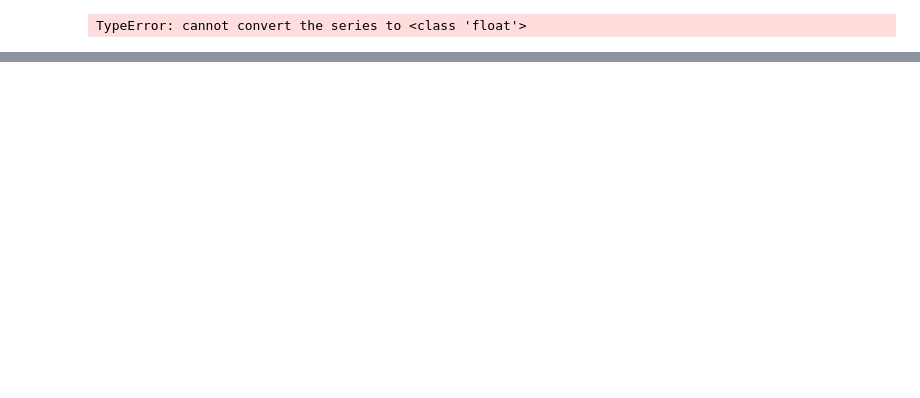
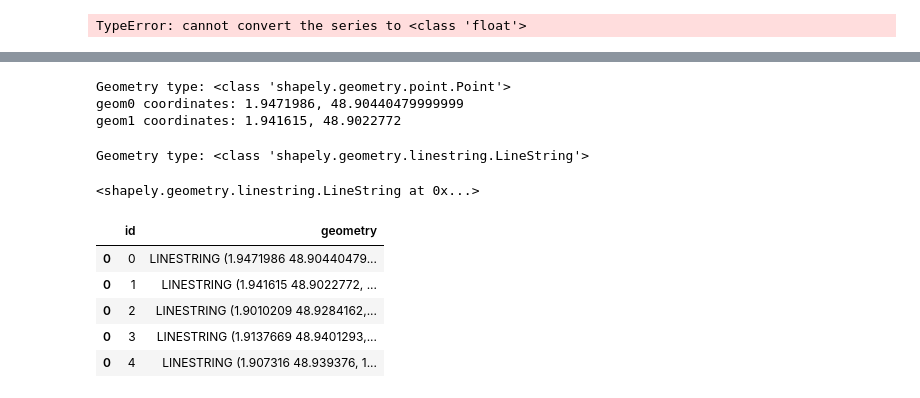
Before and after one commit to pierrelouismissler/Hubiz, a Jupyter notebook: Producteurs_locaux.ipynb, the cells around one changed output, grey strips where cells are left out. Saved outputs shown, nothing was run; the diff lists cells and outputs as text; code cells hidden in the pictures; blank space fills up the shorter version.

```diff
--- a/Producteurs_locaux.ipynb
+++ b/Producteurs_locaux.ipynb
@@ -430,0 +440,54 @@ traj = gpd.GeoDataFrame(traj, geometry=[Point(x, y) for x, y in zip(start.LON, t
+# %%
+geom0 = traj.loc[0]['geometry']
+geom1 = traj.loc[1]['geometry']
+
+print("Geometry type:", str(type(geom0)))
+print(f"geom0 coordinates: {geom0.x}, {geom0.y}")
+print(f"geom1 coordinates: {geom1.x}, {geom1.y}")
+# %% [output]
+Geometry type: <class 'shapely.geometry.point.Point'>
+geom0 coordinates: 1.9471986, 48.90440479999999
+geom1 coordinates: 1.941615, 48.9022772
+# %%
+# Create LineString from coordinates
+start, end = [(geom0.x, geom0.y), (geom1.x, geom1.y)]
+line = LineString([start, end])
+print(f"Geometry type: {str(type(line))}")
+line
+# %% [output]
+Geometry type: <class 'shapely.geometry.linestring.LineString'>
+<shapely.geometry.linestring.LineString at 0x...>
+# %%
+def make_lines(gdf, df_out, i, geometry = 'geometry'):
+    geom0 = gdf.loc[i][geometry]
+    geom1 = gdf.loc[i + 1][geometry]
+
+    start, end = [(geom0.x, geom0.y), (geom1.x, geom1.y)]
+    line = LineString([start, end])
+
+    # Create a DataFrame to hold record
+    data = {'id': i,
+            'geometry': [line]}
+    df_line = pd.DataFrame(data, columns = ['id', 'geometry'])
+
+    # Add record DataFrame of compiled records
+    df_out = pd.concat([df_out, df_line])
+    return df_out
+# %%
+# initialize an output DataFrame
+df = pd.DataFrame(columns = ['id', 'geometry'])
+
+# Loop through each row of the input point GeoDataFrame
+x = 0
+while x < len(traj) - 1:
+    df = make_lines(traj, df, x)
+    x = x + 1
+
+df.head()
+# %% [output]
+|  | id | geometry |
+| 0 | 0 | LINESTRING (1.9471986 48.90440479... |
+| 0 | 1 | LINESTRING (1.941615 48.9022772, ... |
+| 0 | 2 | LINESTRING (1.9010209 48.9284162,... |
+| 0 | 3 | LINESTRING (1.9137669 48.9401293,... |
+| 0 | 4 | LINESTRING (1.907316 48.939376, 1... |
```
Also changed, not shown: parts of 11 cells of this notebook.
